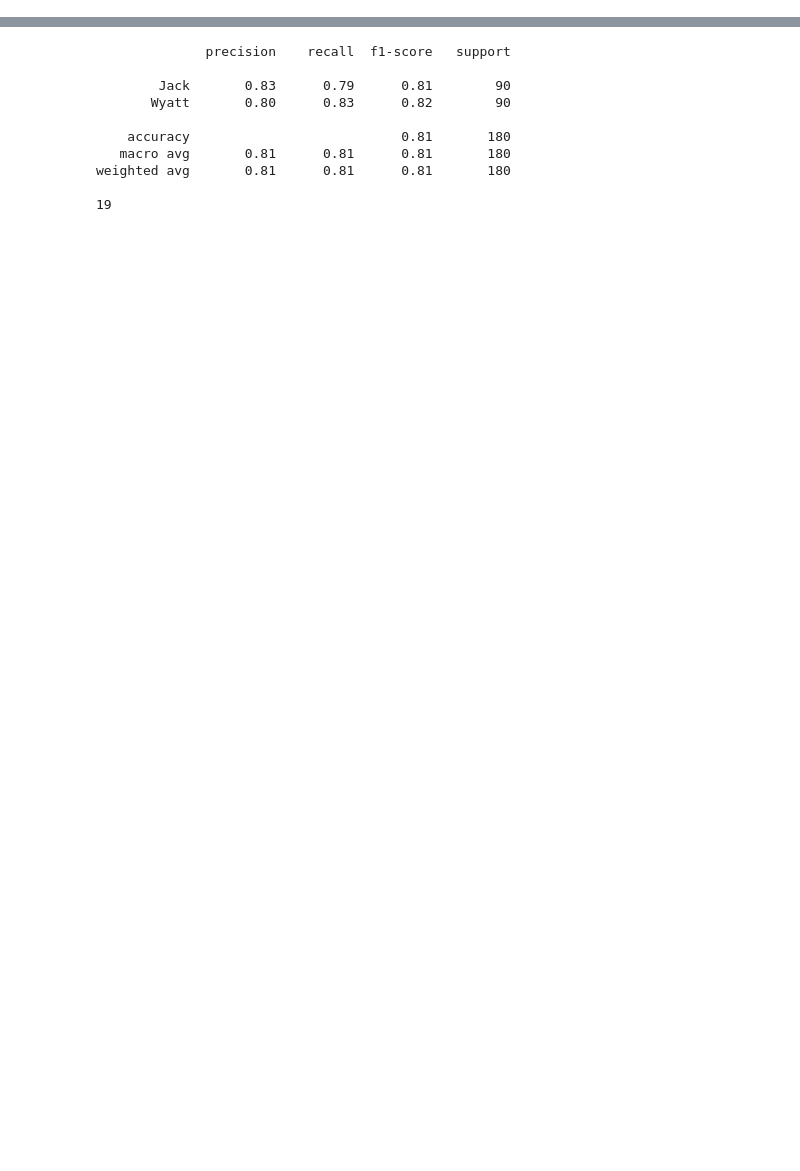
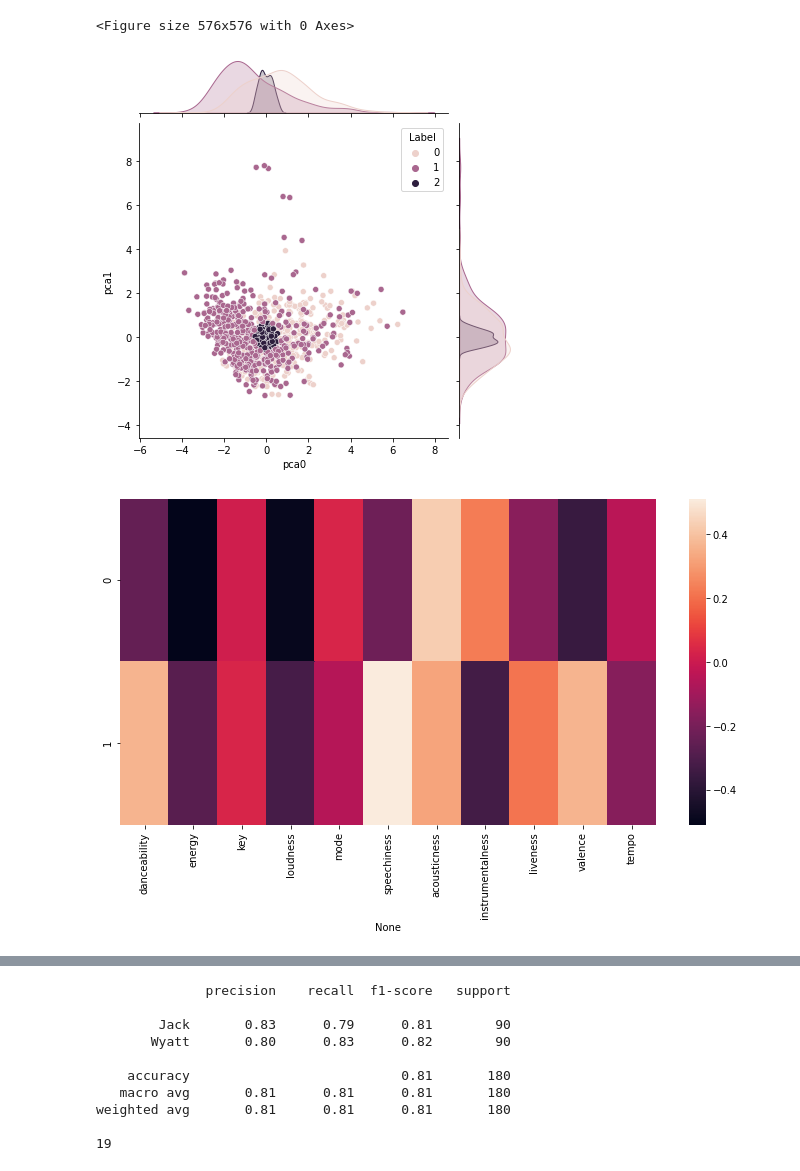
Before and after one commit to jackehogan/Spotify-Tastes, a Jupyter notebook: Spotify tastes - git.ipynb, the cells around one changed output, grey strips where cells are left out. Drawn from its saved outputs; the diff is of its cells as text; code cells hidden in the pictures; blank space fills up the shorter version.

```diff
--- a/Spotify tastes - git.ipynb
+++ b/Spotify tastes - git.ipynb
@@ -35,0 +410,77 @@ jehogan1223@gmail.com
+# %%
+dfall = pd.concat([df0, df1]).reset_index(drop=True)
+
+dfallfeatures = dfall[['danceability', 'energy', 'key', 'loudness',
+       'mode', 'speechiness', 'acousticness', 'instrumentalness', 'liveness',
+       'valence', 'tempo']]
+
+scaler = StandardScaler()
+scaler.fit(dfallfeatures)
+dfscaled = scaler.transform(dfallfeatures)
+dfscaled = pd.DataFrame(dfscaled,columns=dfallfeatures.columns)
+
+pca = PCA(n_components=2)
+pca.fit(dfscaled)
+x_pca = pca.transform(dfscaled)
+dfx_pca = pd.DataFrame(x_pca,columns=['pca0','pca1'])
+dfx_pca['Label'] = dfall['Label']
+dfx_pca['index'] = dfall.index
+dfx_pca
+
+radius = 0
+playlistlength = 90 #not over 95
+sharedliked = []
+while len(sharedliked) < playlistlength:
+    sharedliked = []
+    radius += .01
+    for index, row in dfx_pca.iterrows():
+        if (row['pca0']**2 + row['pca1']**2) < radius:
+            sharedliked.append(index)
+
+#         if .50-plusminus < predict[1][0] < .50+plusminus:
+#             sharedliked.append(predict[0])
+    #print(len(sharedliked))
+sharedliked
+sharedlikedsongs = dfall.iloc[sharedliked]
+
+from sklearn.utils import shuffle
+sharedlikedsongsshuffled = shuffle(sharedlikedsongs).reset_index(drop=True)
+
+print(len(sharedliked))
+
+dfallmod = dfall
+dfallmod.loc[sharedliked,'Label'] = 2
+
+#dfboth = pd.concat([dfJack,dfAmy]).reset_index(drop=True)
+
+dfallfeatures = dfall[['danceability', 'energy', 'key', 'loudness',
+       'mode', 'speechiness', 'acousticness', 'instrumentalness', 'liveness',
+       'valence', 'tempo']]
+
+scaler = StandardScaler()
+scaler.fit(dfallfeatures)
+dfscaled = scaler.transform(dfallfeatures)
+dfscaled = pd.DataFrame(dfscaled,columns=dfallfeatures.columns)
+
+pca = PCA(n_components=2)
+pca.fit(dfscaled)
+x_pca = pca.transform(dfscaled)
+dfx_pca = pd.DataFrame(x_pca,columns=['pca0','pca1'])
+dfx_pca['Label'] = dfall['Label']
+dfx_pca['index'] = dfall.index
+
+# fig = plt.figure()
+# plt.fig(figsize=(15,15))
+# ax1 = fig.add_subplot(111)
+plt.figure(figsize=(8, 8))
+#sns.scatterplot(data=dfx_pca, x='pca0', y="pca1",hue='Label',size="index")
+sns.jointplot(data=dfx_pca, x='pca0', y="pca1",hue='Label',cmap='plasma')
+
+pca.components_
+df_comp = pd.DataFrame(pca.components_,columns=[dfscaled.columns])
+plt.figure(figsize=(12,6))
+sns.heatmap(df_comp,)
+print(df_comp.iloc[0].abs().sort_values(ascending=False))
+print(df_comp.iloc[1].abs().sort_values(ascending=False))
+dfx_pca
+# %% [output]
@@ -35,0 +517,3 @@ jehogan1223@gmail.com
+<Figure size 576x576 with 0 Axes>
+[figure, added]
+[figure, added]
```
Also changed, not shown: parts of 16 cells of this notebook.
